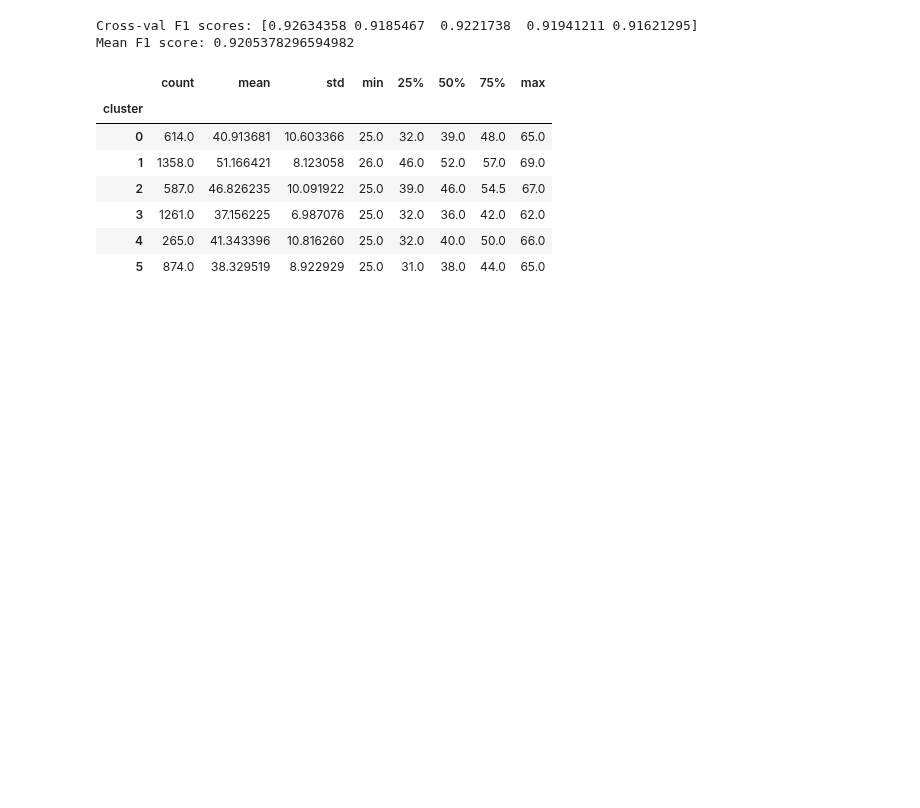
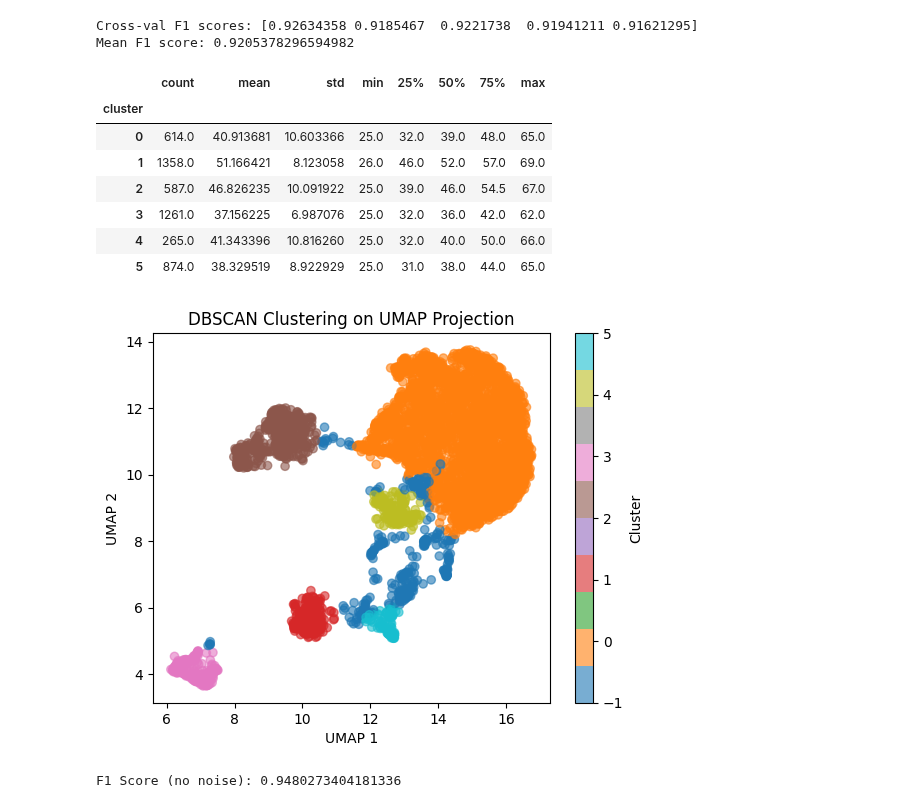
Before and after one commit to samroska/milestone-2-siads-696, a Jupyter notebook: Notebook1.ipynb, the cells around one changed output. Saved outputs shown, nothing was run; the diff lists cells and outputs as text; code cells hidden in the pictures; blank space fills up the shorter version.

Commit message:
add: DBSCAN using UMAP

```diff
--- a/Notebook1.ipynb
+++ b/Notebook1.ipynb
@@ -188,3 +186,24 @@ X_clustered.groupby("cluster")[num_columns].describe()['AGE']
 | 3 | 1261.0 | 37.156225 | 6.987076 | 25.0 | 32.0 | 36.0 | 42.0 | 62.0 |
 | 4 | 265.0 | 41.343396 | 10.816260 | 25.0 | 32.0 | 40.0 | 50.0 | 66.0 |
 | 5 | 874.0 | 38.329519 | 8.922929 | 25.0 | 31.0 | 38.0 | 44.0 | 65.0 |
+# %%
+dbscan = DBSCAN(eps=0.5, min_samples=100)
+labels = dbscan.fit_predict(X_umap)
+# %%
+plt.scatter(X_umap[:, 0], X_umap[:, 1], c=labels, cmap="tab10", alpha=0.6)
+plt.title("DBSCAN Clustering on UMAP Projection")
+plt.xlabel("UMAP 1")
+plt.ylabel("UMAP 2")
+plt.colorbar(label="Cluster")
+plt.show()
+# %% [output]
+[figure, added]
+# %%
+non_noise_idx = labels != -1
+X_clean = X[non_noise_idx]
+y_clean = y[non_noise_idx]
+
+scores = cross_val_score(RandomForestClassifier(random_state=42), X_clean, y_clean, cv=5, scoring="f1_macro")
+print("F1 Score (no noise):", scores.mean())
+# %% [output]
+F1 Score (no noise): 0.9480273404181336
```
Also changed, not shown: parts of 4 cells of this notebook.
